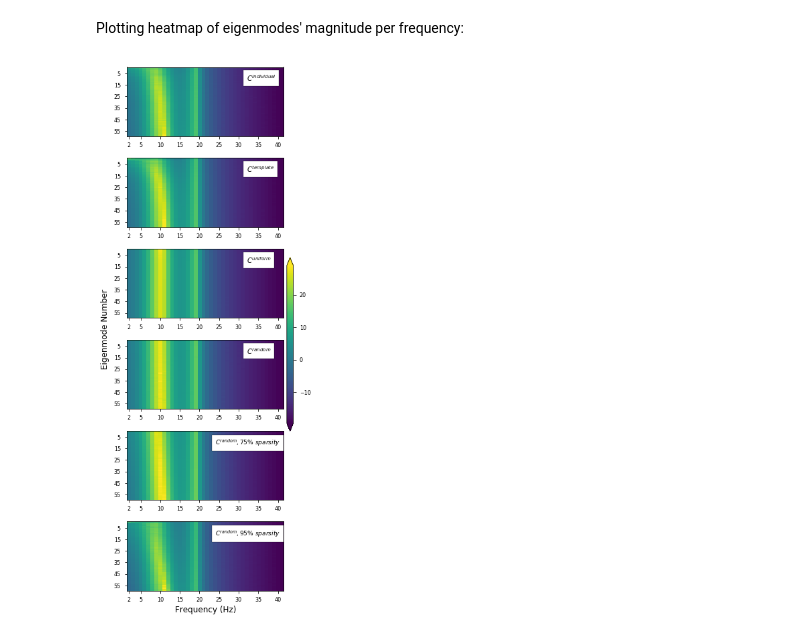
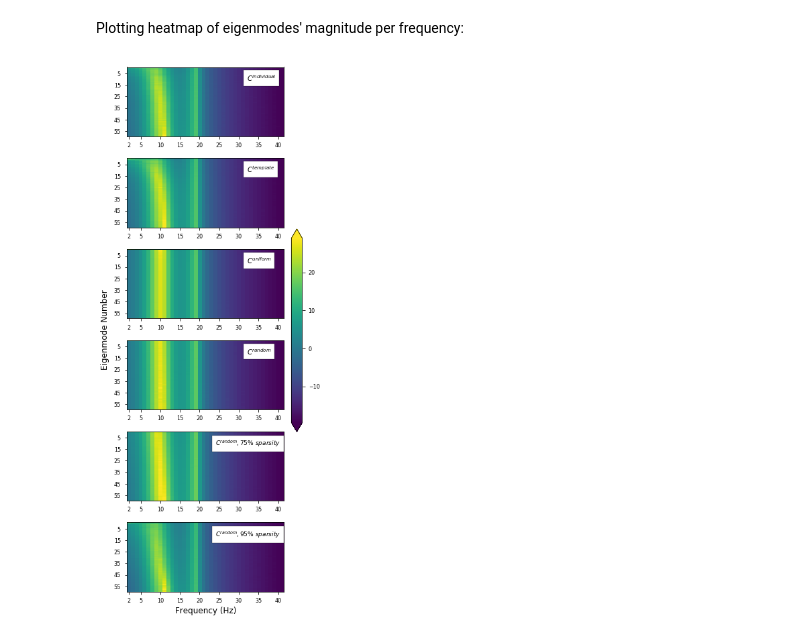
Before and after one commit to Raj-Lab-UCSF/spectrome, a Jupyter notebook: spectrome/notebooks/SGM_frequency_responses.ipynb, the cells around one changed output. Drawn from its saved outputs; the diff is of its cells as text; code cells hidden in the pictures.

Commit message:
fixed figure saving borders

```diff
--- a/spectrome/notebooks/SGM_frequency_responses.ipynb
+++ b/spectrome/notebooks/SGM_frequency_responses.ipynb
@@ -249,33 +249,33 @@ with plt.style.context('seaborn-paper'):
 
     m4.imshow(r100_magdb,aspect = 'auto')
     m4.set_yticks(np.arange(5,60,10))
     m4.xaxis.set_major_locator(plt.FixedLocator([0, 3, 8, 13, 18, 23, 28, 33, 38])) # shift axis because our frequency bin begins at 2 Hz
     m4.set_xticklabels([2,5,10,15,20,25,30,35,40]) # re-set axis labels
     m4.text(30,12, r'$C^{random}$', bbox = {'facecolor':'white','pad':5}, fontsize = font_size)
 
     m5.imshow(r75_magdb,aspect = 'auto')
     m5.set_yticks(np.arange(5,60,10))
     m5.xaxis.set_major_locator(plt.FixedLocator([0, 3, 8, 13, 18, 23, 28, 33, 38])) # shift axis because our frequency bin begins at 2 Hz
     m5.set_xticklabels([2,5,10,15,20,25,30,35,40]) # re-set axis labels
     m5.text(22,12, r'$C^{random}, 75\%\ sparsity$', bbox = {'facecolor':'white','pad':5}, fontsize = font_size-1)
 
     m6.imshow(r95_magdb,aspect = 'auto')
     m6.set_yticks(np.arange(5,60,10))
     m6.xaxis.set_major_locator(plt.FixedLocator([0, 3, 8, 13, 18, 23, 28, 33, 38])) # shift axis because our frequency bin begins at 2 Hz
     m6.set_xticklabels([2,5,10,15,20,25,30,35,40]) # re-set axis labels
     m6.text(22,12, r'$C^{random}, 95\%\ sparsity$', bbox = {'facecolor':'white','pad':5}, fontsize = font_size-1)
     m6.set_xlabel('Frequency (Hz)', fontsize = 12)
 
-    cbar_ax = hm.add_axes([0.95, 0.35, 0.03, 0.3])
+    cbar_ax = hm.add_axes([0.97, 0.35, 0.05, 0.35])
     cb = hm.colorbar(img, cax = cbar_ax, extend = 'both')
     hm.add_subplot(1,1,1, frameon = False)
     plt.tick_params(labelcolor='none', top='off', bottom='off', left='off', right='off')
     plt.grid(False)
     plt.ylabel('Eigenmode Number', fontsize = 12)
 
     plt.tight_layout()
 
     #save figure?
-    plt.savefig('spectrum_heatmap.png', dpi = 300, format = 'png')
+    plt.savefig('spectrum_heatmap.png', dpi = 300, format = 'png', bbox_inches = 'tight')
 # %% [output]
-[figure, old version]
+[figure, new version]
```
Also changed, not shown: parts of 1 cell of this notebook, 1 other file.
